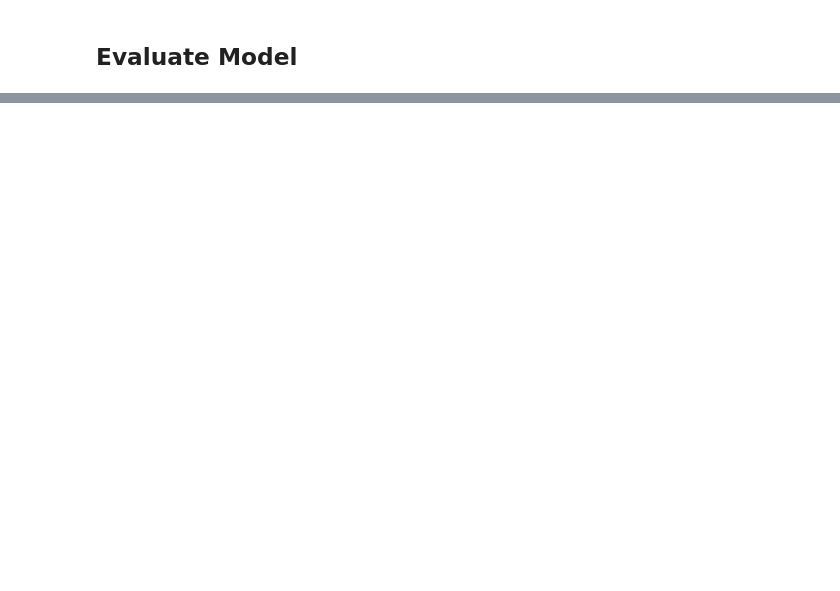
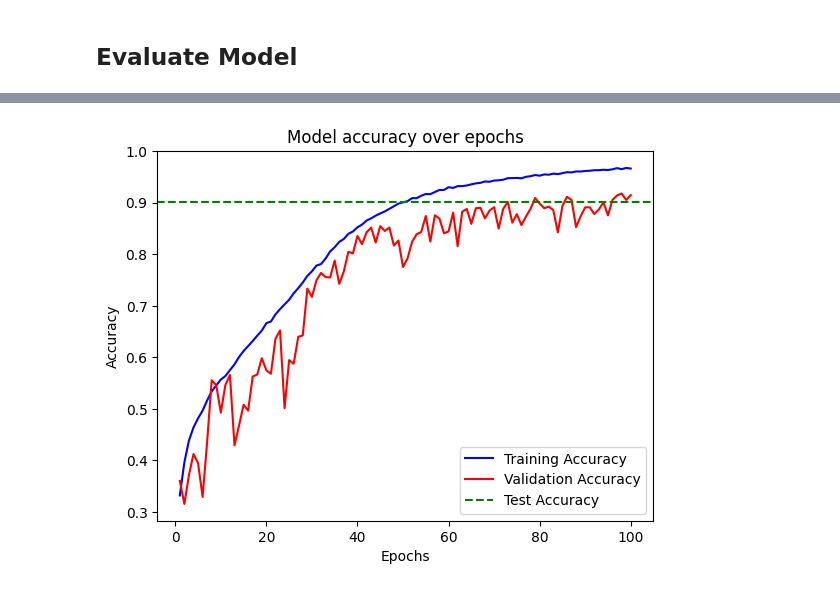
Before and after one commit to Billz22/BuzzNet-Mosquito-Acoustic-Classification, a Jupyter notebook: Code/BuzzNet.ipynb, the cells around one changed output, grey strips where cells are left out. Cells and saved outputs as stored; diff of their text form; code cells hidden in the pictures; blank space fills up the shorter version.

```diff
--- a/Code/BuzzNet.ipynb
+++ b/Code/BuzzNet.ipynb
@@ -235,6 +236,7 @@ Size of y_val is: (8840,)
 # %%
 train_gen = AudioGenerator(X_train, y_train, batch_size)
 val_gen = AudioGenerator(X_val, y_val, batch_size)
+test_gen = AudioGenerator(X_test, y_test, batch_size)
 # %%
 print("Number of training batches:", len(train_gen))
 print("Number of validation batches:", len(val_gen))
@@ -437,0 +441,19 @@ plt.savefig(r'D:\BuzzNet\data\species_8' + '_confusionMatrix.png'), bbox_inches=
+# %%
+train_accuracy = history.history['accuracy']
+val_accuracy = history.history['val_accuracy']
+
+# Create a range of epochs for x-axis
+epochs = range(1, len(train_accuracy) + 1)
+
+# Plot training, validation, and test accuracy
+plt.plot(epochs, train_accuracy, 'b', label='Training Accuracy')
+plt.plot(epochs, val_accuracy, 'r', label='Validation Accuracy')
+plt.axhline(y=test_accuracy, color='g', linestyle='--', label='Test Accuracy')
+plt.title('Model accuracy over epochs')
+plt.xlabel('Epochs')
+plt.ylabel('Accuracy')
+plt.legend()
+plt.savefig('D:/BuzzNet/result/' + 'test_accuracy.png', bbox_inches='tight', dpi=900)
+plt.show()
+# %% [output]
+[figure, added]
```
Also changed, not shown: parts of 22 cells of this notebook.
